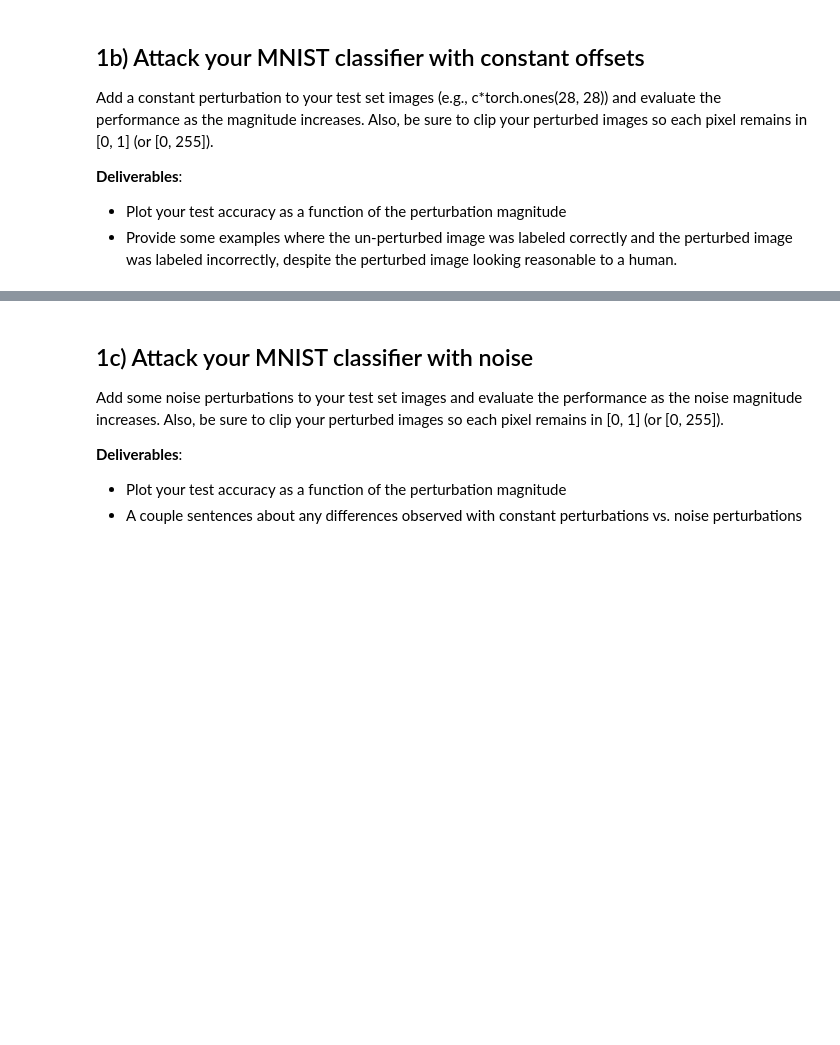
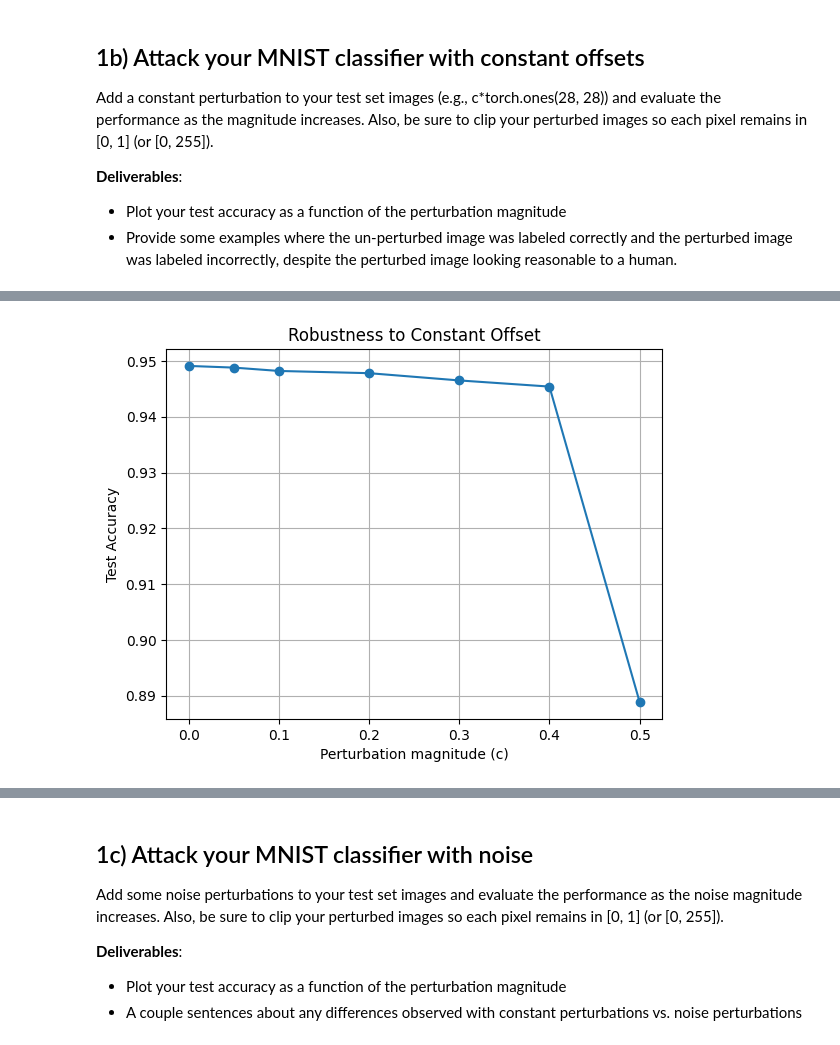
Before and after one commit to kmuenpra/EECE7268, a Jupyter notebook: EECE7398_HW1.ipynb, the cells around one changed output, grey strips where cells are left out. Cells and saved outputs as stored; diff of their text form; code cells hidden in the pictures; blank space fills up the shorter version.

```diff
--- a/EECE7398_HW1.ipynb
+++ b/EECE7398_HW1.ipynb
@@ -220,3 +220,82 @@ Add a constant perturbation to your test set images (e.g., c*torch.ones(28, 28))
 **Deliverables**:
 - Plot your test accuracy as a function of the perturbation magnitude
 - Provide some examples where the un-perturbed image was labeled correctly and the perturbed image was labeled incorrectly, despite the perturbed image looking reasonable to a human.
+# %%
+import torch
+import matplotlib.pyplot as plt
+
+# Assume: model, test_loader, device are already defined from part (1a)
+# and model is trained.
+
+def evaluate_with_offset(model, loader, device, c):
+    """
+    Evaluate model accuracy when a constant offset c is added to all pixels.
+    """
+    model.eval()
+    correct, total = 0, 0
+    misclassified_examples = []  # to save some wrong predictions
+    with torch.no_grad():
+        for x, y in loader:
+            x, y = x.to(device), y.to(device)
+            # add constant offset
+            x_perturbed = x + c * torch.ones_like(x)
+            # clip to [0,1]
+            x_perturbed = torch.clamp(x_perturbed, 0.0, 1.0)
+
+            logits = model(x_perturbed)
+            preds = logits.argmax(dim=1)
+
+            correct += (preds == y).sum().item()
+            total += y.size(0)
+
+            # save examples where original was correct but perturbed was wrong
+            if len(misclassified_examples) < 5:  # limit to 5 for display
+                logits_orig = model(x)  # check original prediction
+                preds_orig = logits_orig.argmax(dim=1)
+                for i in range(len(y)):
+                    if preds_orig[i] == y[i] and preds[i] != y[i]:
+                        misclassified_examples.append((
+                            x[i].cpu(), x_perturbed[i].cpu(),
+                            preds_orig[i].item(), preds[i].item(), y[i].item()
+                        ))
+                        if len(misclassified_examples) >= 5:
+                            break
+
+    acc = correct / total
+    return acc, misclassified_examples
+
+
+# Sweep over perturbation magnitudes
+magnitudes = [0.0, 0.05, 0.1, 0.2, 0.3, 0.4, 0.5]
+accuracies = []
+examples_to_show = None
+
+for c in magnitudes:
+    acc, misclassified = evaluate_with_offset(model, test_loader, device, c)
+    accuracies.append(acc)
+    print(f"Offset {c:.2f}: Test accuracy = {acc*100:.2f}%")
+    if misclassified and examples_to_show is None:
+        examples_to_show = misclassified  # save the first batch of examples
+
+# Plot accuracy vs. perturbation
+plt.figure()
+plt.plot(magnitudes, accuracies, marker="o")
+plt.xlabel("Perturbation magnitude (c)")
+plt.ylabel("Test Accuracy")
+plt.title("Robustness to Constant Offset")
+plt.grid(True)
+plt.show()
+
+# Show some correct→incorrect examples
+if examples_to_show:
+    fig, axes = plt.subplots(len(examples_to_show), 2, figsize=(6, 2*len(examples_to_show)))
+    for i, (orig, pert, pred_orig, pred_pert, label) in enumerate(examples_to_show):
+        axes[i,0].imshow(orig.squeeze(), cmap="gray")
+        axes[i,0].axis("off")
+        axes[i,0].set_title(f"Orig: pred {pred_orig}, true {label}")
+        axes[i,1].imshow(pert.squeeze(), cmap="gray")
+        axes[i,1].axis("off")
+        axes[i,1].set_title(f"Pert: pred {pred_pert}, true {label}")
+    plt.tight_layout()
+    plt.show()
+# %% [output]
@@ -222,0 +309 @@ Add a constant perturbation to your test set images (e.g., c*torch.ones(28, 28))
+[figure, added]
```
Also changed, not shown: parts of 3 cells of this notebook.
